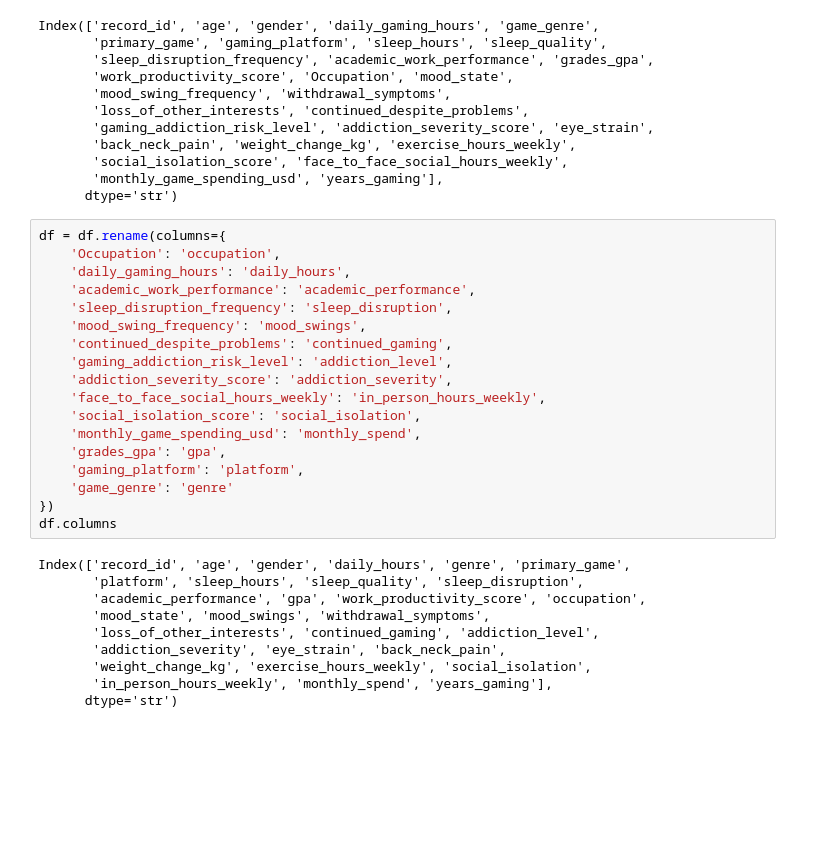
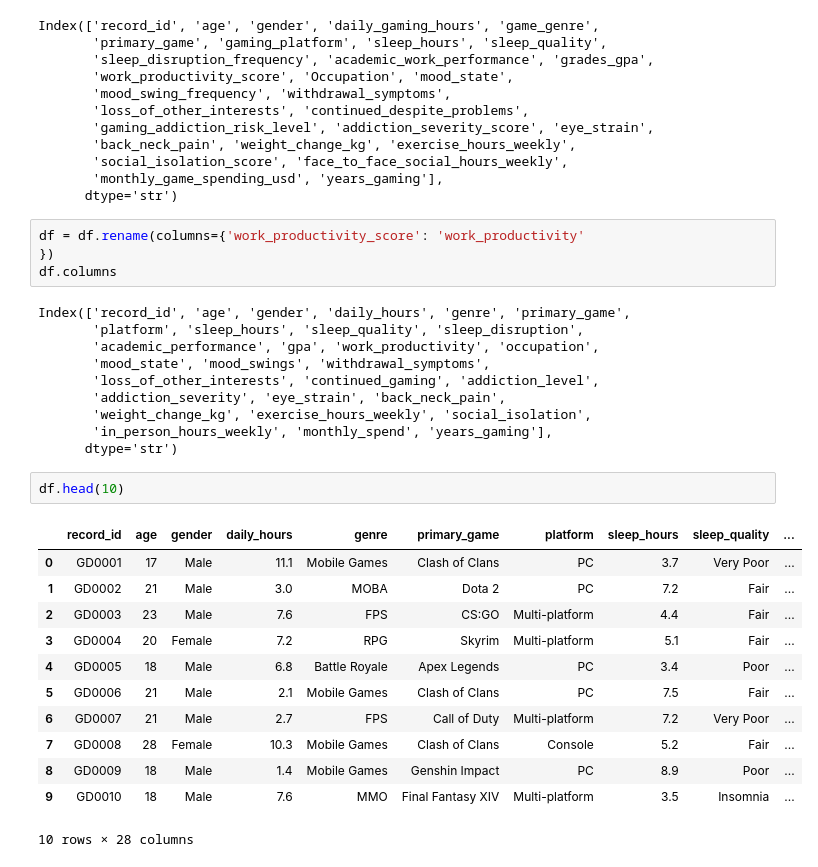
Before and after one commit to jmlax123/gaming_mental_health, a Jupyter notebook: gaming_mental_health_data.ipynb, the cells around one changed output. Drawn from its saved outputs; the diff is of its cells as text; blank space fills up the shorter version.

```diff
--- a/gaming_mental_health_data.ipynb
+++ b/gaming_mental_health_data.ipynb
@@ -372,30 +372,31 @@ Index(['record_id', 'age', 'gender', 'daily_gaming_hours', 'game_genre',
        'monthly_game_spending_usd', 'years_gaming'],
       dtype='str')
 # %%
-df = df.rename(columns={
-    'Occupation': 'occupation',
-    'daily_gaming_hours': 'daily_hours',
-    'academic_work_performance': 'academic_performance',
-    'sleep_disruption_frequency': 'sleep_disruption',
-    'mood_swing_frequency': 'mood_swings',
-    'continued_despite_problems': 'continued_gaming',
-    'gaming_addiction_risk_level': 'addiction_level',
-    'addiction_severity_score': 'addiction_severity',
-    'face_to_face_social_hours_weekly': 'in_person_hours_weekly',
-    'social_isolation_score': 'social_isolation',
-    'monthly_game_spending_usd': 'monthly_spend',
-    'grades_gpa': 'gpa',
-    'gaming_platform': 'platform',
-    'game_genre': 'genre'
+df = df.rename(columns={'work_productivity_score': 'work_productivity'
 })
 df.columns
 # %% [output]
 Index(['record_id', 'age', 'gender', 'daily_hours', 'genre', 'primary_game',
        'platform', 'sleep_hours', 'sleep_quality', 'sleep_disruption',
-       'academic_performance', 'gpa', 'work_productivity_score', 'occupation',
+       'academic_performance', 'gpa', 'work_productivity', 'occupation',
        'mood_state', 'mood_swings', 'withdrawal_symptoms',
        'loss_of_other_interests', 'continued_gaming', 'addiction_level',
        'addiction_severity', 'eye_strain', 'back_neck_pain',
        'weight_change_kg', 'exercise_hours_weekly', 'social_isolation',
        'in_person_hours_weekly', 'monthly_spend', 'years_gaming'],
       dtype='str')
+# %%
+df.head(10)
+# %% [output]
+|  | record_id | age | gender | daily_hours | genre | primary_game | platform | sleep_hours | sleep_quality | ... |
+| 0 | GD0001 | 17 | Male | 11.1 | Mobile Games | Clash of Clans | PC | 3.7 | Very Poor | ... |
+| 1 | GD0002 | 21 | Male | 3.0 | MOBA | Dota 2 | PC | 7.2 | Fair | ... |
+| 2 | GD0003 | 23 | Male | 7.6 | FPS | CS:GO | Multi-platform | 4.4 | Fair | ... |
+| 3 | GD0004 | 20 | Female | 7.2 | RPG | Skyrim | Multi-platform | 5.1 | Fair | ... |
+| 4 | GD0005 | 18 | Male | 6.8 | Battle Royale | Apex Legends | PC | 3.4 | Poor | ... |
+| 5 | GD0006 | 21 | Male | 2.1 | Mobile Games | Clash of Clans | PC | 7.5 | Fair | ... |
+| 6 | GD0007 | 21 | Male | 2.7 | FPS | Call of Duty | Multi-platform | 7.2 | Very Poor | ... |
+| 7 | GD0008 | 28 | Female | 10.3 | Mobile Games | Clash of Clans | Console | 5.2 | Fair | ... |
+| 8 | GD0009 | 18 | Male | 1.4 | Mobile Games | Genshin Impact | PC | 8.9 | Poor | ... |
+| 9 | GD0010 | 18 | Male | 7.6 | MMO | Final Fantasy XIV | Multi-platform | 3.5 | Insomnia | ... |
+10 rows × 28 columns
```
Also changed, not shown: parts of 1 cell of this notebook.
